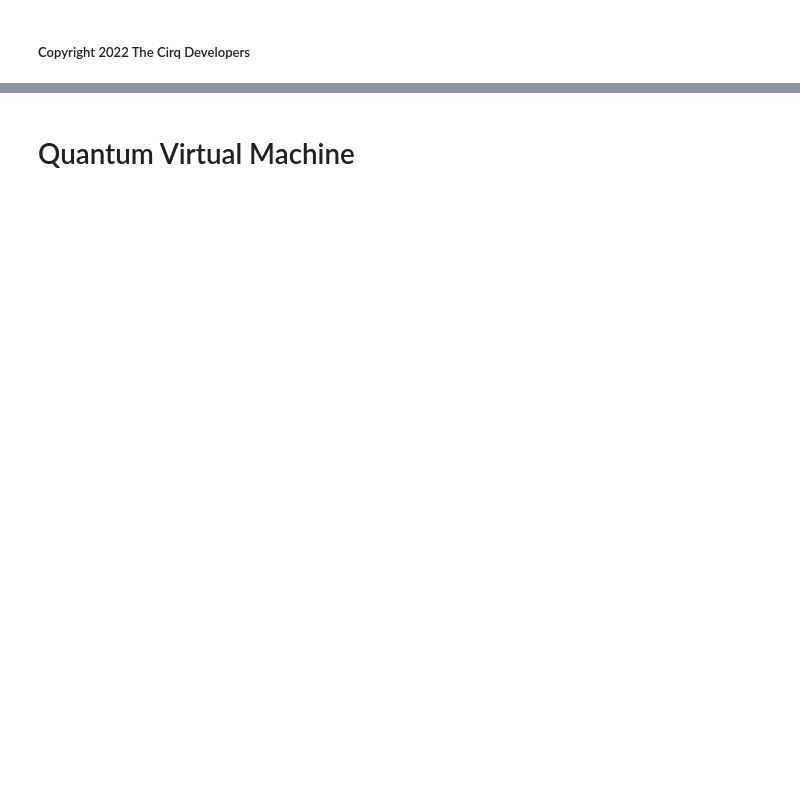
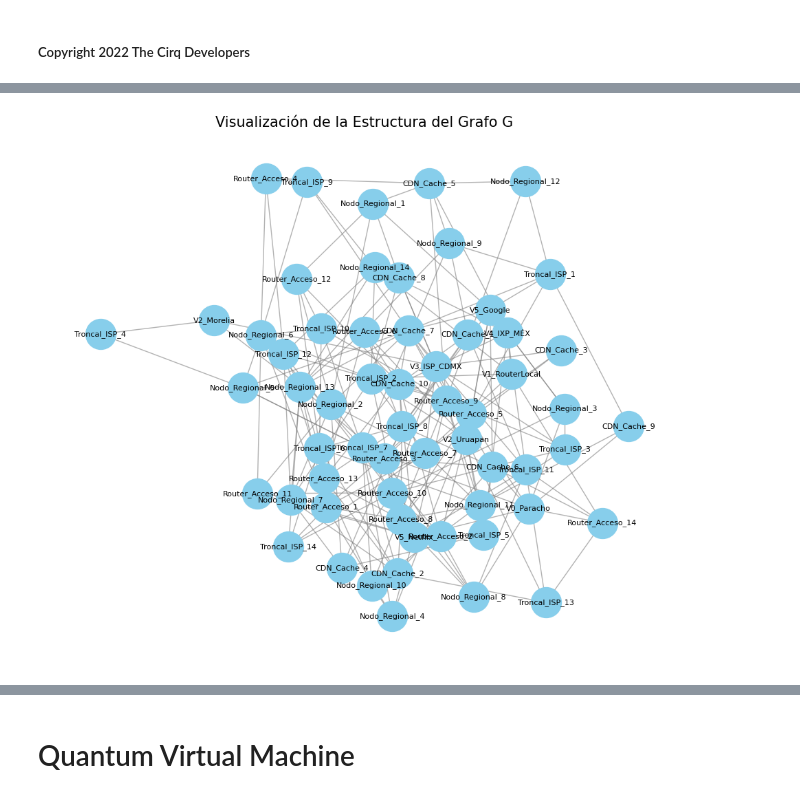
Before and after one commit to luisgabrielmatthew74/codeprojects, a Jupyter notebook: docs/simulate/quantum_virtual_machine-v11.ipynb, the cells around one changed output, grey strips where cells are left out. Cells and saved outputs as stored; diff of their text form; code cells hidden in the pictures; blank space fills up the shorter version.

```diff
--- a/docs/simulate/quantum_virtual_machine-v11.ipynb
+++ b/docs/simulate/quantum_virtual_machine-v11.ipynb
@@ -4,0 +860,20 @@
+# %%
+import matplotlib.pyplot as plt
+
+plt.figure(figsize=(12, 10))
+pos = nx.spring_layout(G, k=0.15, iterations=50) # Mayor k para expandir el grafo, más iteraciones para estabilidad
+
+# Dibujar nodos
+nx.draw_networkx_nodes(G, pos, node_color='skyblue', node_size=1000)
+
+# Dibujar aristas
+nx.draw_networkx_edges(G, pos, edge_color='gray', alpha=0.6)
+
+# Etiquetas de los nodos
+nx.draw_networkx_labels(G, pos, font_size=8, font_color='black')
+
+plt.title('Visualización de la Estructura del Grafo G', size=15)
+plt.axis('off') # Ocultar ejes
+plt.show()
+# %% [output]
+[figure, added]
```
Also changed, not shown: parts of 45 cells of this notebook.
